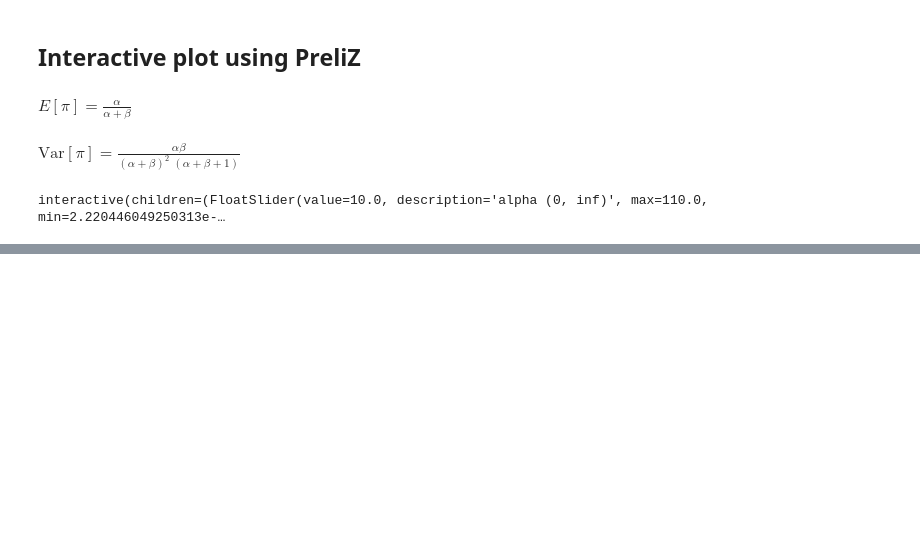
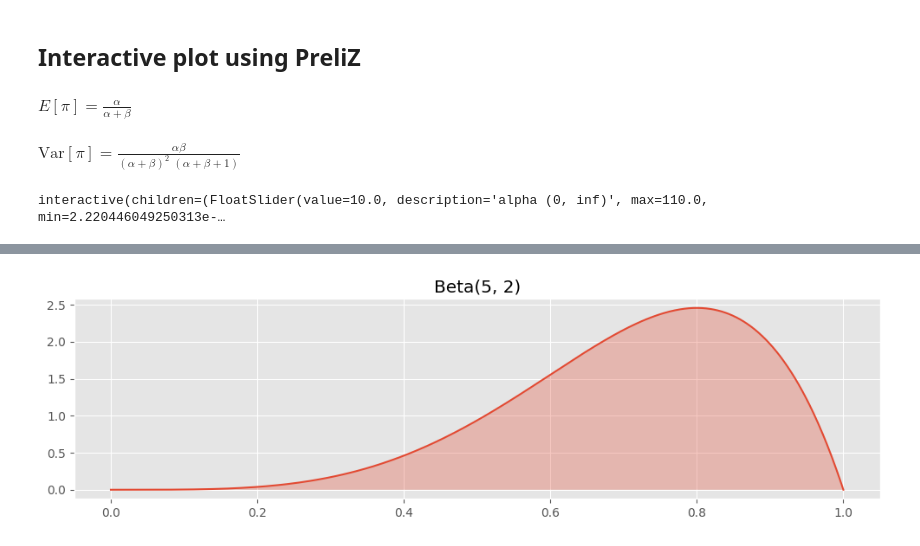
Before and after one commit to dave1b/TSM_BayMachLe, a Jupyter notebook: 02_week/week2_beta_distribution.ipynb, the cells around one changed output, grey strips where cells are left out. Drawn from its saved outputs; the diff is of its cells as text; code cells hidden in the pictures; blank space fills up the shorter version.

```diff
--- a/02_week/week2_beta_distribution.ipynb
+++ b/02_week/week2_beta_distribution.ipynb
@@ -67,0 +87,4 @@ interactive(children=(FloatSlider(value=10.0, description='alpha (0, inf)', max=
+# %%
+plot_beta(5, 2)
+# %% [output]
+[figure, added]
```
Also changed, not shown: parts of 7 cells of this notebook.
